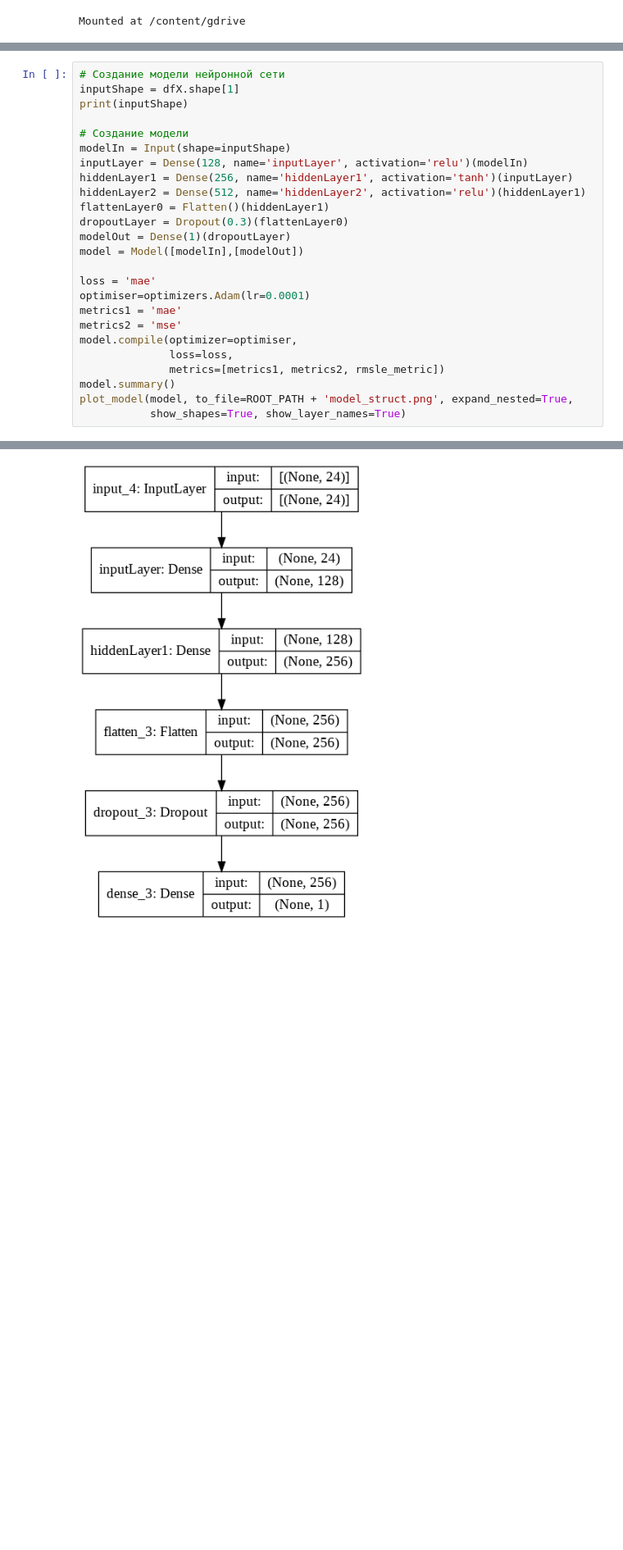
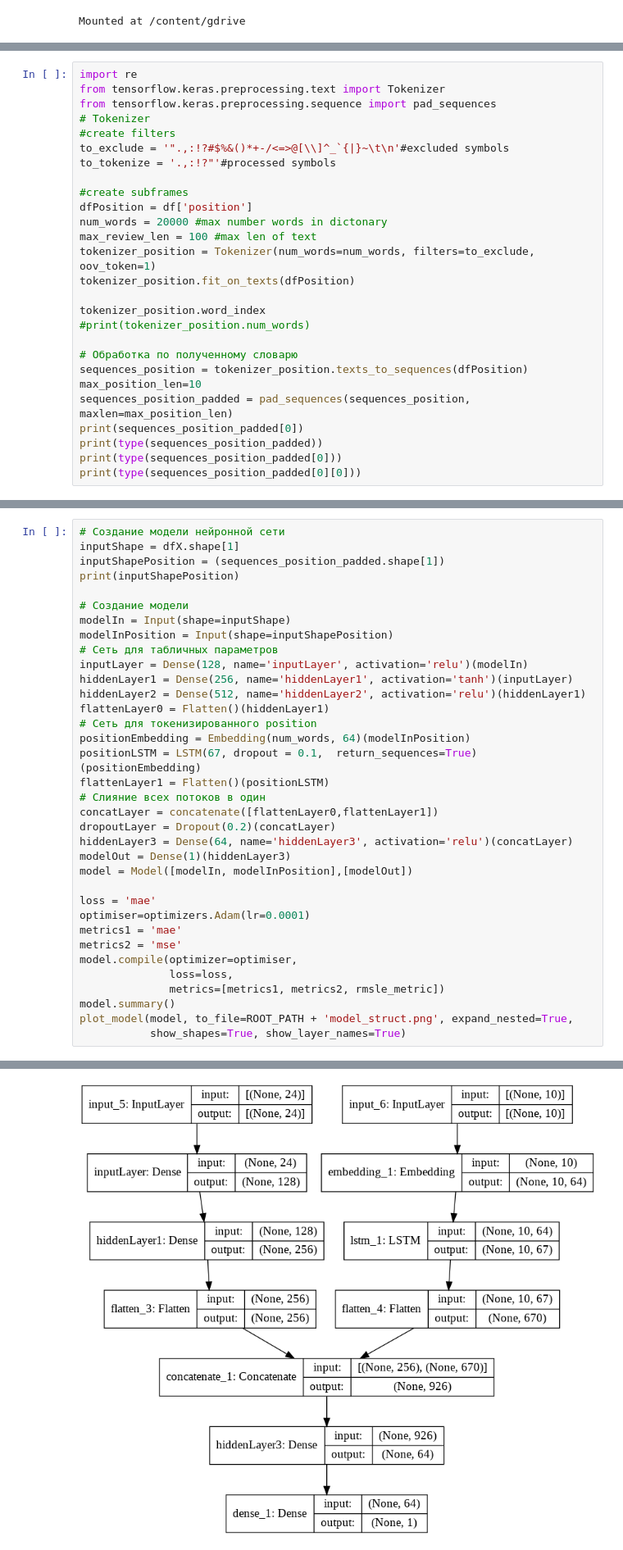
Before and after one commit to Loginov-Mikhail/PandemicDataHack, a Jupyter notebook: HustlerTeam.ipynb, the cells around one changed output, grey strips where cells are left out. Shown at 82% size. Saved outputs shown, nothing was run; the diff lists cells and outputs as text; blank space fills up the shorter version.

```diff
--- a/HustlerTeam.ipynb
+++ b/HustlerTeam.ipynb
@@ -254,0 +249,27 @@ print(maxSalary)
+# %%
+import re
+from tensorflow.keras.preprocessing.text import Tokenizer
+from tensorflow.keras.preprocessing.sequence import pad_sequences
+# Tokenizer
+#create filters
+to_exclude = '".,:!?#$%&()*+-/<=>@[\\]^_`{|}~\t\n'#excluded symbols
+to_tokenize = '.,:!?"'#processed symbols
+
+#create subframes
+dfPosition = df['position']
+num_words = 20000 #max number words in dictonary
+max_review_len = 100 #max len of text
+tokenizer_position = Tokenizer(num_words=num_words, filters=to_exclude, oov_token=1)
+tokenizer_position.fit_on_texts(dfPosition)
+
+tokenizer_position.word_index
+#print(tokenizer_position.num_words)
+
+# Обработка по полученному словарю
+sequences_position = tokenizer_position.texts_to_sequences(dfPosition)
+max_position_len=10
+sequences_position_padded = pad_sequences(sequences_position, maxlen=max_position_len)
+print(sequences_position_padded[0])
+print(type(sequences_position_padded))
+print(type(sequences_position_padded[0]))
+print(type(sequences_position_padded[0][0]))
@@ -326,17 +356,27 @@ def rmsle_metric(y_true, y_pred):
 # %%
 # Создание модели нейронной сети
 inputShape = dfX.shape[1]
-print(inputShape)
+inputShapePosition = (sequences_position_padded.shape[1])
+print(inputShapePosition)
 
 # Создание модели
 modelIn = Input(shape=inputShape)
+modelInPosition = Input(shape=inputShapePosition)
+# Сеть для табличных параметров
 inputLayer = Dense(128, name='inputLayer', activation='relu')(modelIn)
 hiddenLayer1 = Dense(256, name='hiddenLayer1', activation='tanh')(inputLayer)
 hiddenLayer2 = Dense(512, name='hiddenLayer2', activation='relu')(hiddenLayer1)
 flattenLayer0 = Flatten()(hiddenLayer1)
-dropoutLayer = Dropout(0.3)(flattenLayer0)
-modelOut = Dense(1)(dropoutLayer)
-model = Model([modelIn],[modelOut])
+# Сеть для токенизированного position
+positionEmbedding = Embedding(num_words, 64)(modelInPosition)
+positionLSTM = LSTM(67, dropout = 0.1,  return_sequences=True)(positionEmbedding)
+flattenLayer1 = Flatten()(positionLSTM)
+# Слияние всех потоков в один
+concatLayer = concatenate([flattenLayer0,flattenLayer1])
+dropoutLayer = Dropout(0.2)(concatLayer)
+hiddenLayer3 = Dense(64, name='hiddenLayer3', activation='relu')(concatLayer)
+modelOut = Dense(1)(hiddenLayer3)
+model = Model([modelIn, modelInPosition],[modelOut])
 
 loss = 'mae'
 optimiser=optimizers.Adam(lr=0.0001)
@@ -369,4 +409,4 @@ _________________________________________________________________
-[figure, old version]
+[figure, new version]
 # %%
 # Обучение модели
 callbacks = [ModelCheckpoint(ROOT_PATH+"best_result_checkpoint",
```
Also changed, not shown: parts of 11 cells of this notebook.
